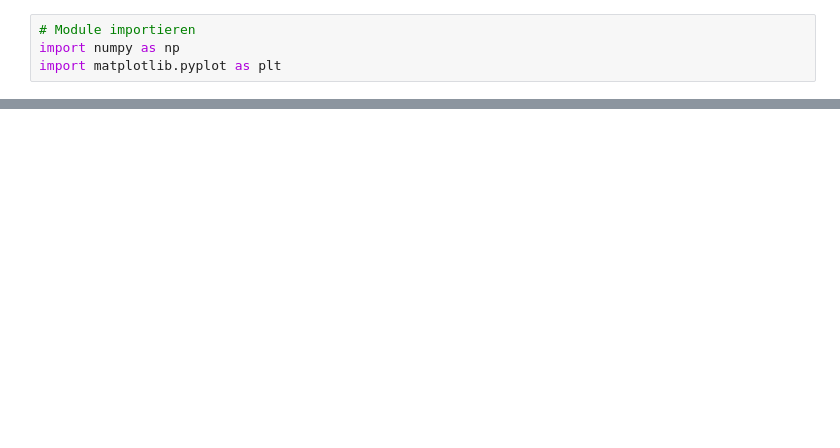
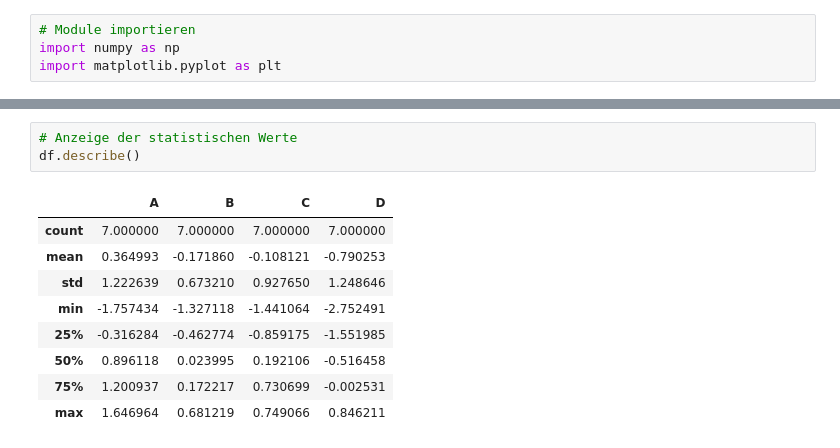
Before and after one commit to ditomax/mlwifianwender, a Jupyter notebook: 01 Anwendungsbeispiel Basic Python.ipynb, the cells around one changed output, grey strips where cells are left out. Drawn from its saved outputs; the diff is of its cells as text; blank space fills up the shorter version.

```diff
--- a/01 Anwendungsbeispiel Basic Python.ipynb
+++ b/01 Anwendungsbeispiel Basic Python.ipynb
@@ -179,0 +195,13 @@ print(x)
+# %%
+# Anzeige der statistischen Werte
+df.describe()
+# %% [output]
+|  | A | B | C | D |
+| count | 7.000000 | 7.000000 | 7.000000 | 7.000000 |
+| mean | 0.364993 | -0.171860 | -0.108121 | -0.790253 |
+| std | 1.222639 | 0.673210 | 0.927650 | 1.248646 |
+| min | -1.757434 | -1.327118 | -1.441064 | -2.752491 |
+| 25% | -0.316284 | -0.462774 | -0.859175 | -1.551985 |
+| 50% | 0.896118 | 0.023995 | 0.192106 | -0.516458 |
+| 75% | 1.200937 | 0.172217 | 0.730699 | -0.002531 |
+| max | 1.646964 | 0.681219 | 0.749066 | 0.846211 |
```
Also changed, not shown: parts of 34 cells of this notebook.
